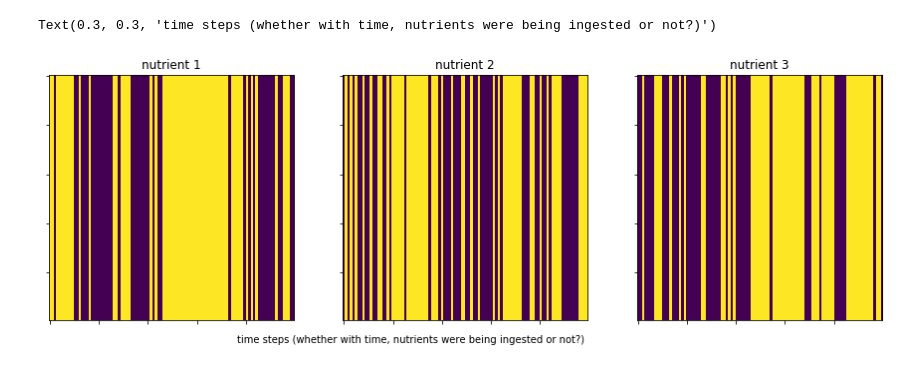
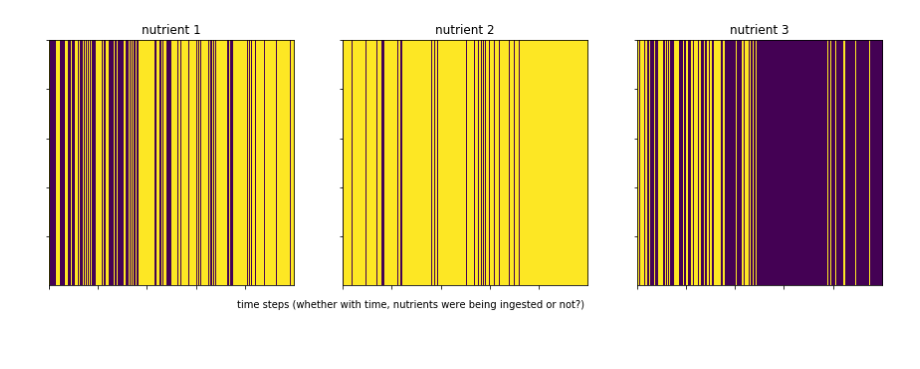
Before and after one commit to GaneshVShinde/GutToyModel, a Jupyter notebook: serendipity.ipynb, the cells around one changed output. Saved outputs shown, nothing was run; the diff lists cells and outputs as text; code cells hidden in the pictures.

Commit message:
changes in reward, happens before change in population.

```diff
--- a/serendipity.ipynb
+++ b/serendipity.ipynb
@@ -12,7 +12,7 @@ class Brain:
         # Params
         self.alpha = kwargs.get('alpha', 0.1)
         self.gamma = kwargs.get('gamma', 0.05)
-        self.epsilon = kwargs.get('epsilon', 0.02)
+        self.epsilon = kwargs.get('epsilon', 0.1)
 
         self.time = kwargs.get('time', 1)  #for debugging
 
@@ -135,7 +135,7 @@ class Gut:
         self.gc = kwargs.get('gc',0.1)
         self.dc = kwargs.get('dc',0.1)
         self.K = kwargs.get('K',25000)
-        self.bacteriaContri = kwargs.get('bacteriaContri',np.ones((nBacteria)))
+        self.contribution = kwargs.get('contribution',np.ones((nBacteria)))
 
     ## Population-based implementation
     def updatePopulation(self, nutrients):
@@ -143,10 +143,10 @@ class Gut:
         self.pop = self.pop*(1+self.gc*nutrients - self.pop*self.dc/self.K)
 
 
-    def generateReward(self):
+    def generateReward(self,nutrients):
 
-        self.reward = np.sum(self.pop*self.bacteriaContri)
+        self.reward = np.sum(self.pop*self.contribution*nutrients)
         self.reward = self.reward/(self.gc*self.K/self.dc)
 # %%
-behavior = Behavior(stateSlicer = 11,actionSlicer = 2)
+behavior = Behavior(nNutrients=3,stateSlicer = 6,actionSlicer = 2)
 # %% [output]
@@ -225,5 +240,5 @@ for t in range(iterations):
 # %%
-folder = 'simulations/exp5/'
+folder = 'simulations/exp11/'
 
 from datetime import datetime
 import os,errno
@@ -260,6 +275,12 @@ Decay constant = {g2}
 K = {g3}
 per bacteria contribution = {g4}
 
+BRAIN PARAMETERS
+==================
+alpha = {bb1}
+gamma = {bb2}
+epsilon = {bb3}
+
 MORE DETAILS
 =========
 state space = {b7}
@@ -273,7 +294,8 @@ may be add logs if required (later)
 ,b1 = behavior.nNutrients,b2 = behavior.stateSlicer,b3 = behavior.actionSlicer
 ,b4 = behavior.stm.shape,b5 = len(behavior.stateSet),b6 = len(behavior.actionSet)
 ,b7 = behavior.stateSet,b8 = behavior.actionSet
-,g1 = gut.gc,g2 = gut.dc,g3 = gut.K,g4 = gut.bacteriaContri
+,g1 = gut.gc,g2 = gut.dc,g3 = gut.K,g4 = gut.contribution
+,bb1 = brain.alpha,bb2 = brain.gamma, bb3 = brain.epsilon
 ,dt = dt_string
 )
 
@@ -349,21 +390,20 @@ Text(0, 0.5, 'states')
 # %%
 # Behavior history for each bacterium - whether the bacteria received the nutrient or not.
 # yellow represents higher values (or presence od nutrient to the bacteria)
 
 import numpy as np
 a = behaviorHistory
 fig,(ax1,ax2,ax3) = plt.subplots(1,3,sharey = True,sharex = True,figsize = (15,10))
 ax1.imshow(np.tile(a[:,0],(n,1)))
-ax2.imshow(np.tile(a[:,1],(n,1)))
-ax3.imshow(np.tile(a[:,2],(n,1)))
+ax2.imshow(np.tile(a[-10000:,1],(n,1)))
+ax3.imshow(np.tile(a[-10000:,2],(n,1)))
 ax1.set_xticklabels([])
 ax2.set_yticklabels([])
 ax1.set_title("nutrient 1")
 ax2.set_title("nutrient 2")
 ax3.set_title("nutrient 3")
 plt.subplots_adjust(wspace=None, hspace=None)
 fig.text(0.3,0.3,"time steps (whether with time, nutrients were being ingested or not?)")
-# plt.savefig(folder+'nutrient-behavior.svg',bbox_inches = 'tight')
+plt.savefig(folder+'nutrient-behavior.svg',bbox_inches = 'tight')
 # %% [output]
-Text(0.3, 0.3, 'time steps (whether with time, nutrients were being ingested or not?)')
-[figure, old version]
+[figure, new version]
```
Also changed, not shown: parts of 10 cells of this notebook.
